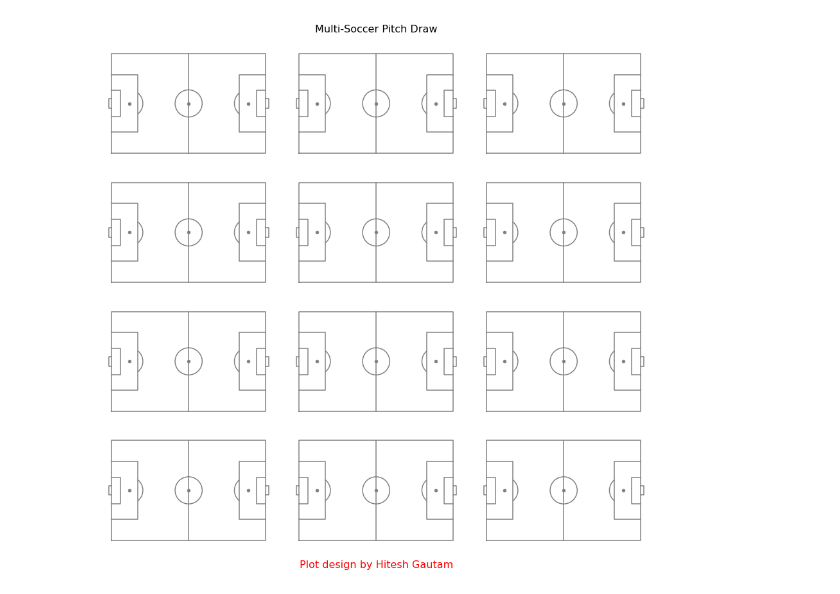
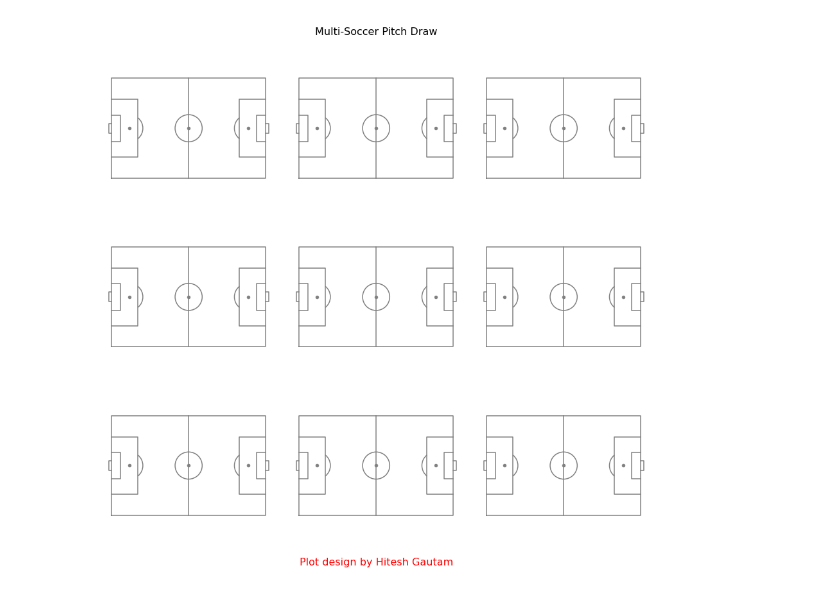
Before and after one commit to HiteshG/Friends-Of-Tracking, a Jupyter notebook: Codes/Subplots.ipynb, the cells around one changed output. Cells and saved outputs as stored; diff of their text form; code cells hidden in the pictures.

```diff
--- a/Codes/Subplots.ipynb
+++ b/Codes/Subplots.ipynb
@@ -189,7 +187,7 @@ def identify_axes(ax_dict, fontsize=48):
 # %%
 # main defines drawing board for us and tell us how many subplots you want to draw.
 # Eg. Total 12 divided into 3 columns
-main = np.arange(12).reshape(-1, 3)
+main = np.arange(9).reshape(-1, 3)
 
 # Layout format
 # Eg. Title 1 row across 3 column length, Main, annot 1 row across 3 column length
@@ -201,31 +199,34 @@ layout = np.concatenate([
 
 
 height_ratios = np.repeat(0.4, main.shape[0]).tolist()
 height_ratios.insert(0, 0.05)
 height_ratios.append(0.05)
 
 # Adding subplot
 fig, axd = plt.subplot_mosaic(layout,constrained_layout=True,figsize=(12, 12),
                               gridspec_kw={'height_ratios':height_ratios})
 
 # Filter title and annot from axd.values
 main_dict = {k: v for k, v in axd.items() if (k != 'title' and k !='annot')}
 
 # For every ax we call function draw_pitch with horizontal orientation
 for ax in main_dict.values():
     #Pitch Outline & Centre Line
     draw_pitch(orientation="h",aspect="full",ax=ax)
 
 # Adding annotation to plot
 axd['title'].text(0.5, 0.5, 'Multi-Soccer Pitch Draw', ha="center", va="center",fontsize=16, color = "black")
 axd['annot'].text(0.5, 0.5, 'Plot design by Hitesh Gautam', ha="center", va="center",fontsize=16, color = "red")
 
 # Using identify_axes for common text formatting
 # identify_axes({'Multi-Soccer Pitch Draw': axd['title']}, fontsize=16,)
 # identify_axes({'Plot design by Hitesh Gautam': axd['annot']}, fontsize=16)
 
 # Making axis off
 axd['title'].axis('off');
 axd['annot'].axis('off');
+
+fig.savefig("pitch.jpg", dpi=None, facecolor='w', edgecolor='w',orientation='portrait', papertype=None, format=None,
+        transparent=False, bbox_inches=None, pad_inches=0.1)
 # %% [output]
-[figure, old version]
+[figure, new version]
```
Also changed, not shown: parts of 1 cell of this notebook, 5 other files.
